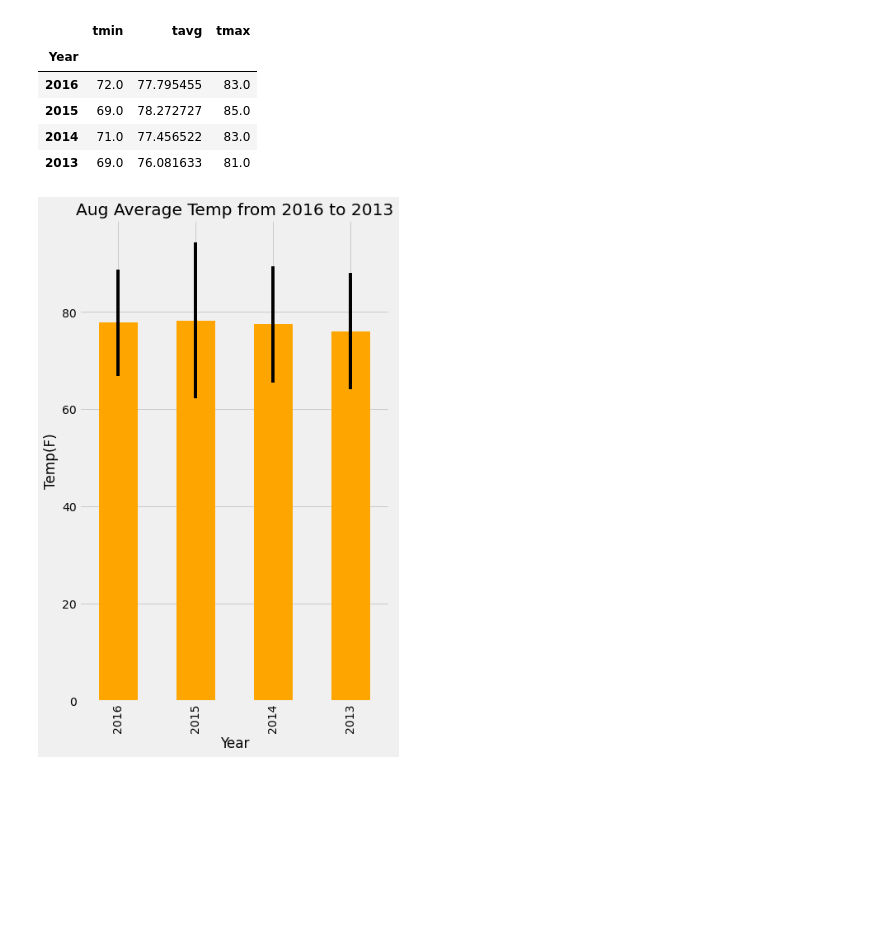
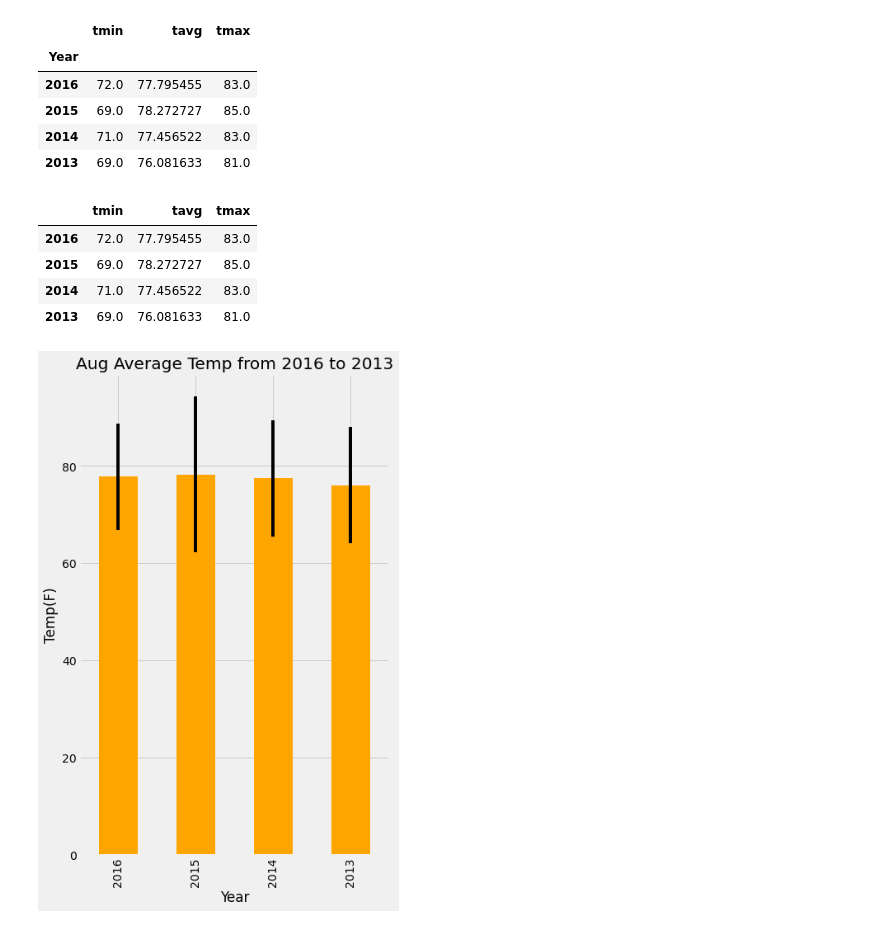
Before and after one commit to harsh-env/sqlalchemy-challenge, a Jupyter notebook: temp_analysis_bonus_2_starter.ipynb, the cells around one changed output. Saved outputs shown, nothing was run; the diff lists cells and outputs as text; code cells hidden in the pictures; blank space fills up the shorter version.

```diff
--- a/temp_analysis_bonus_2_starter.ipynb
+++ b/temp_analysis_bonus_2_starter.ipynb
@@ -112,6 +113,19 @@ df
 | 2015 | 69.0 | 78.272727 | 85.0 |
 | 2014 | 71.0 | 77.456522 | 83.0 |
 | 2013 | 69.0 | 76.081633 | 81.0 |
+# %%
+#Alternate Mathod to make DataFrame:
+data = [temp1, temp2, temp3, temp4]
+#Flatten the list
+norm_data = [item for sublist in data for item in sublist]
+norm_data_df = pd.DataFrame(norm_data, columns = ["tmin", "tavg", "tmax"], index = year)
+norm_data_df
+# %% [output]
+|  | tmin | tavg | tmax |
+| 2016 | 72.0 | 77.795455 | 83.0 |
+| 2015 | 69.0 | 78.272727 | 85.0 |
+| 2014 | 71.0 | 77.456522 | 83.0 |
+| 2013 | 69.0 | 76.081633 | 81.0 |
 # %%
 # plot the average temp
 plt.figure(figsize=(6,10))
```
Also changed, not shown: parts of 10 cells of this notebook, 2 other files.
